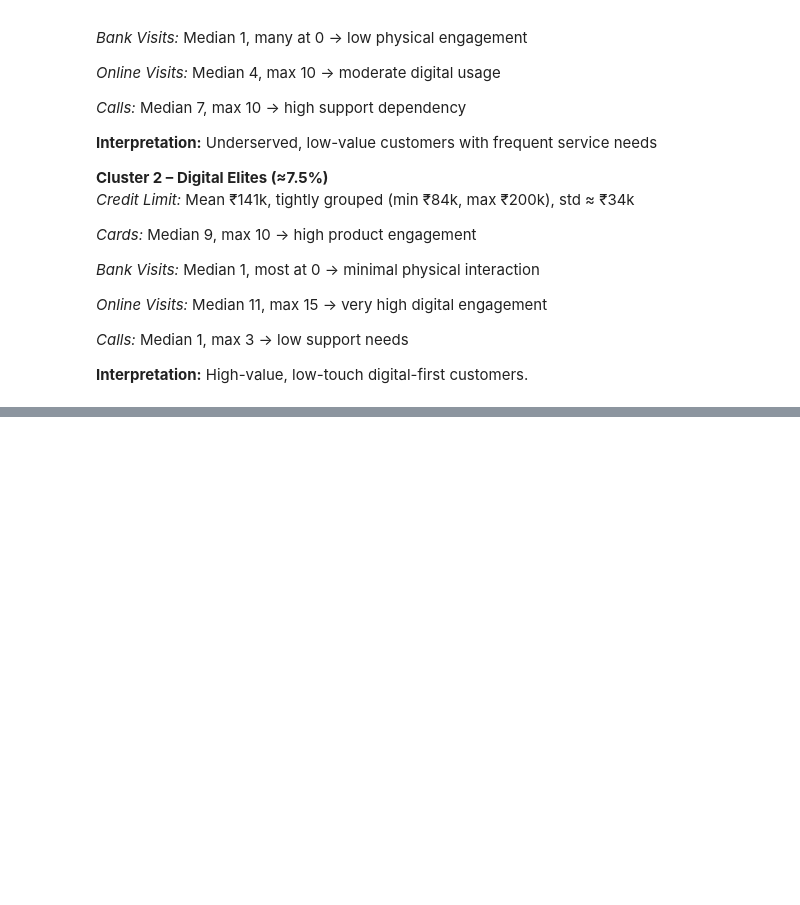
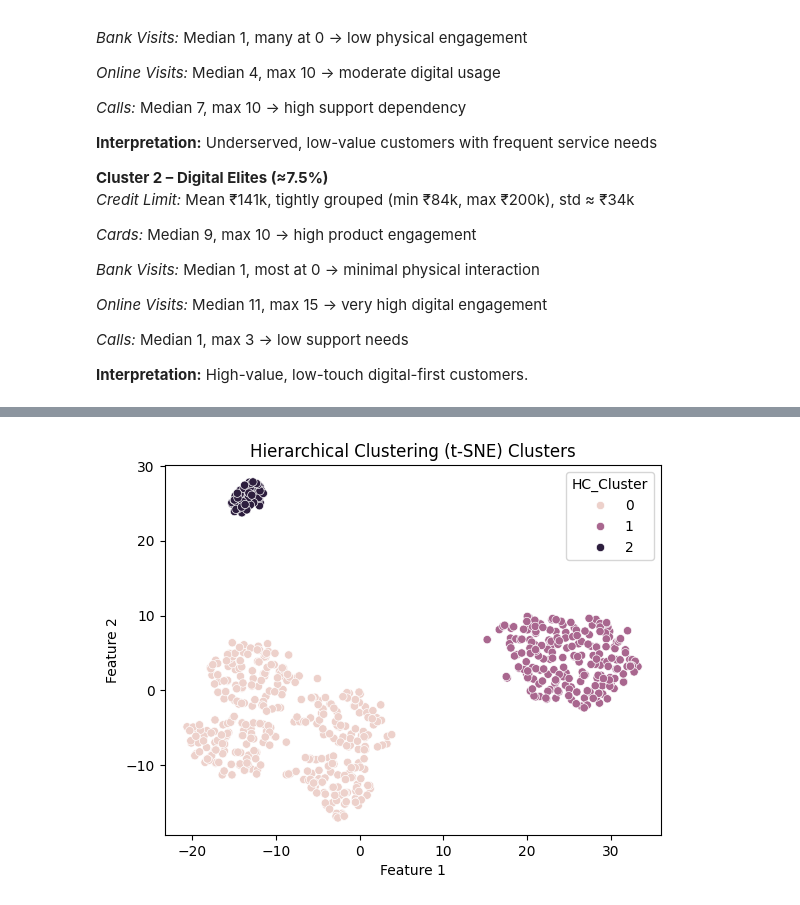
Before and after one commit to MissSamyuktha/Bank-Customer-Segmentation, a Jupyter notebook: Bank_Customer_Segmentation_Based_On_CreditCard_Data.ipynb, the cells around one changed output, grey strips where cells are left out. Saved outputs shown, nothing was run; the diff lists cells and outputs as text; code cells hidden in the pictures; blank space fills up the shorter version.

```diff
--- a/Bank_Customer_Segmentation_Based_On_CreditCard_Data.ipynb
+++ b/Bank_Customer_Segmentation_Based_On_CreditCard_Data.ipynb
@@ -729,0 +790,8 @@ Interpretation and recommendations are same just more details as to why we came
+# %%
+# Fit Agglomerative Clustering
+# Choose number of clusters after inspecting dendrogram
+hc = AgglomerativeClustering(n_clusters=3, metric='euclidean', linkage='ward')
+labels = hc.fit_predict(df_log_scaled)
+# %%
+# Add cluster labels back to dataframe
+df['HC_Cluster'] = labels
@@ -729,0 +816,7 @@ Interpretation and recommendations are same just more details as to why we came
+# %%
+# Visualize clusters in 2D
+sns.scatterplot(data=tsne_2d_data, x='Feature 1', y='Feature 2', hue=df['HC_Cluster'])
+plt.title('Hierarchical Clustering (t-SNE) Clusters')
+plt.show()
+# %% [output]
+[figure, added]
```
Also changed, not shown: parts of 15 cells of this notebook.
